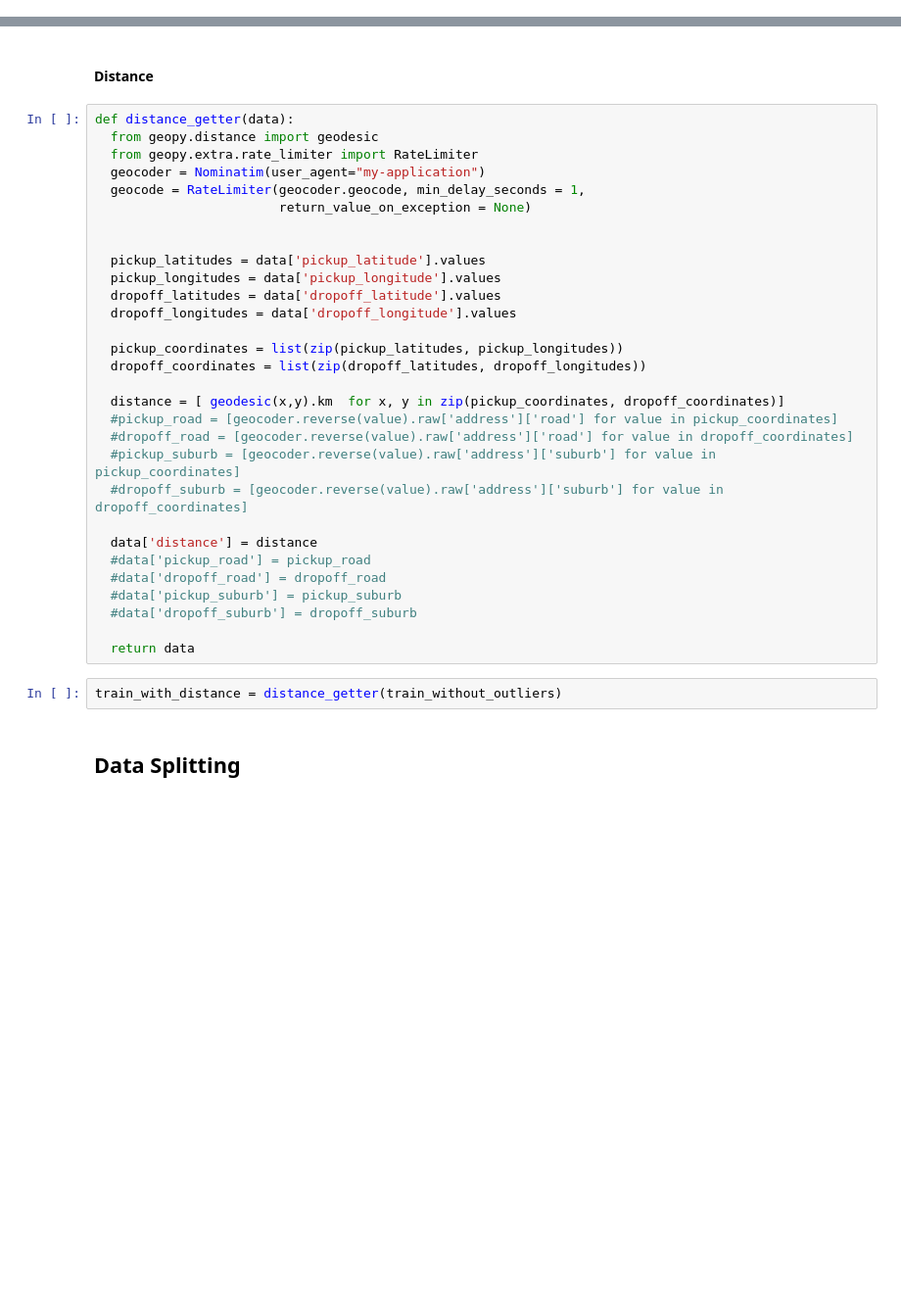
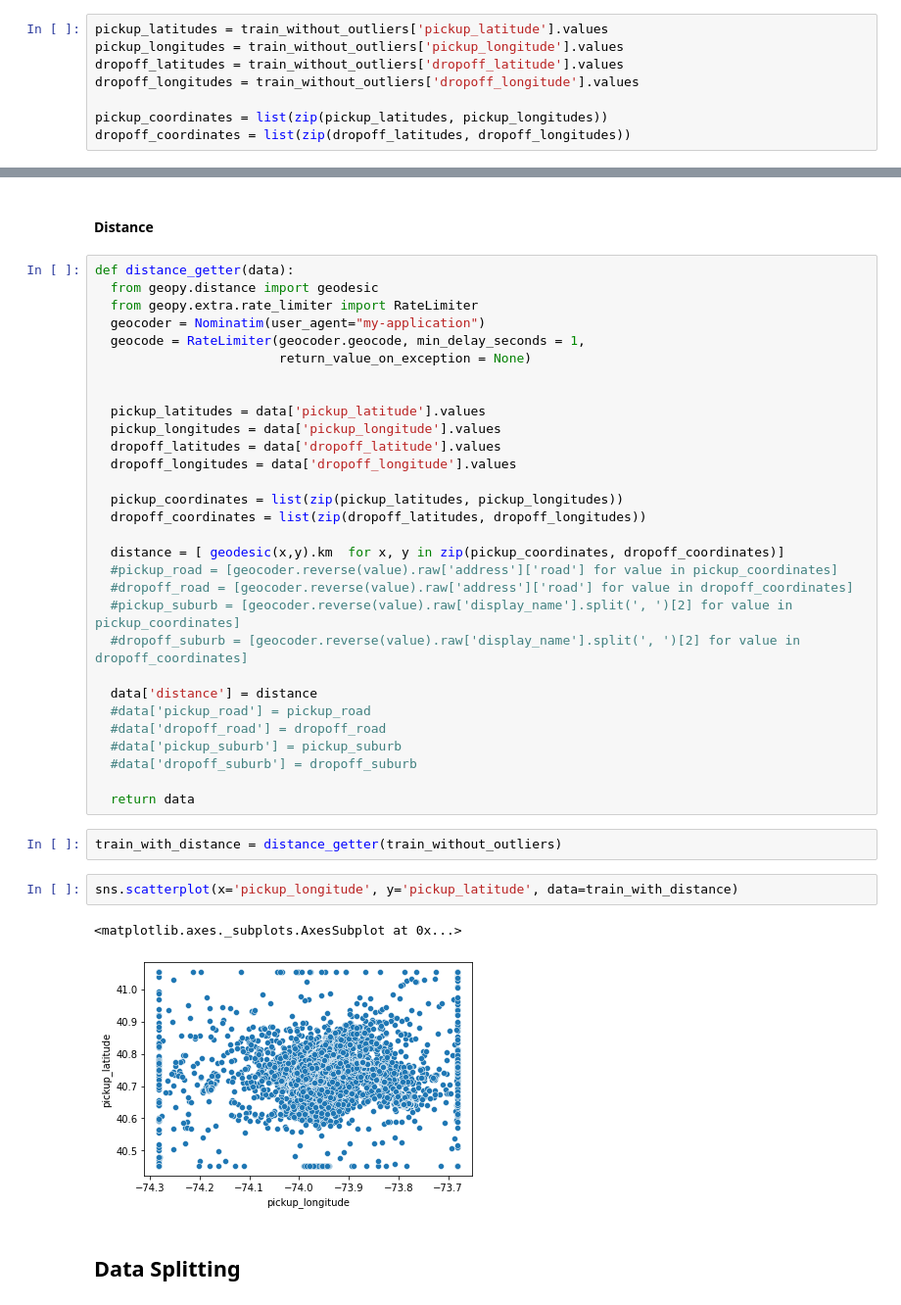
Before and after one commit to KimaniKibuthu/Taxi-fare-prediction, a Jupyter notebook: Taxi_Fare_Prediction.ipynb, the cells around one changed output, grey strips where cells are left out. Shown at 98% size. Saved outputs shown, nothing was run; the diff lists cells and outputs as text; blank space fills up the shorter version.

```diff
--- a/Taxi_Fare_Prediction.ipynb
+++ b/Taxi_Fare_Prediction.ipynb
@@ -426,3 +422,11 @@ for column in ['pickup_latitude', 'pickup_longitude', 'dropoff_latitude', 'dropo
 # %%
 # View
 train_without_outliers.reset_index(drop=True, inplace=True)
+# %%
+pickup_latitudes = train_without_outliers['pickup_latitude'].values
+pickup_longitudes = train_without_outliers['pickup_longitude'].values
+dropoff_latitudes = train_without_outliers['dropoff_latitude'].values
+dropoff_longitudes = train_without_outliers['dropoff_longitude'].values
+
+pickup_coordinates = list(zip(pickup_latitudes, pickup_longitudes))
+dropoff_coordinates = list(zip(dropoff_latitudes, dropoff_longitudes))
@@ -473,8 +487,8 @@ def distance_getter(data):
   distance = [ geodesic(x,y).km  for x, y in zip(pickup_coordinates, dropoff_coordinates)]
   #pickup_road = [geocoder.reverse(value).raw['address']['road'] for value in pickup_coordinates]
   #dropoff_road = [geocoder.reverse(value).raw['address']['road'] for value in dropoff_coordinates]
-  #pickup_suburb = [geocoder.reverse(value).raw['address']['suburb'] for value in pickup_coordinates]
-  #dropoff_suburb = [geocoder.reverse(value).raw['address']['suburb'] for value in dropoff_coordinates]
+  #pickup_suburb = [geocoder.reverse(value).raw['display_name'].split(', ')[2] for value in pickup_coordinates]
+  #dropoff_suburb = [geocoder.reverse(value).raw['display_name'].split(', ')[2] for value in dropoff_coordinates]
 
   data['distance'] = distance
   #data['pickup_road'] = pickup_road
@@ -485,6 +499,11 @@ def distance_getter(data):
   return data
 # %%
 train_with_distance = distance_getter(train_without_outliers)
+# %%
+sns.scatterplot(x='pickup_longitude', y='pickup_latitude', data=train_with_distance)
+# %% [output]
+<matplotlib.axes._subplots.AxesSubplot at 0x...>
+[figure, added]
 # %% [markdown]
 ## Data Splitting
 # %%
```
Also changed, not shown: parts of 24 cells of this notebook.
